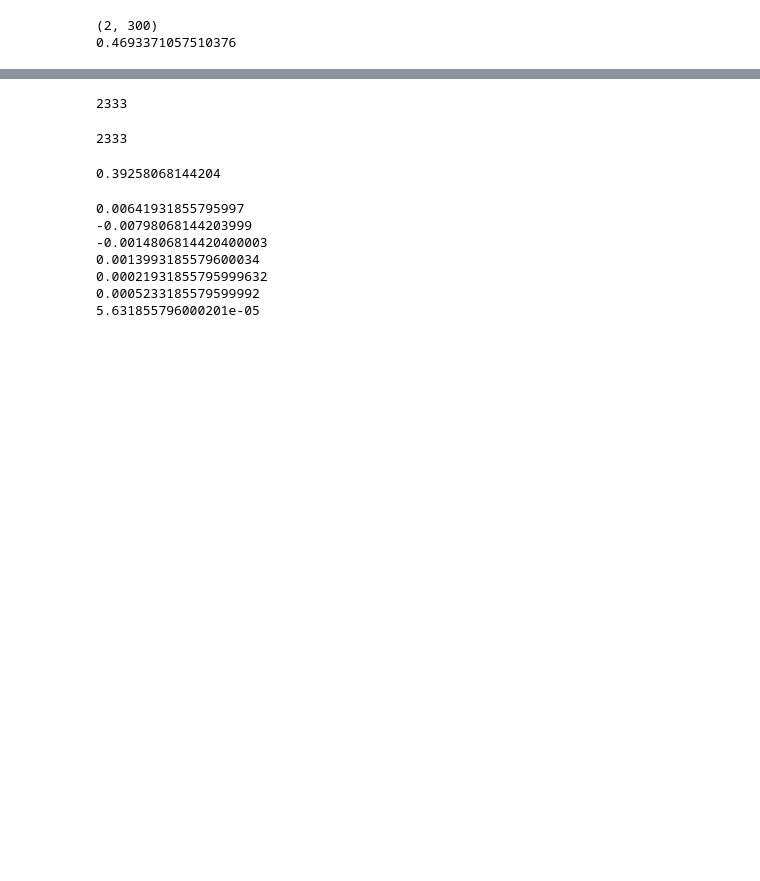
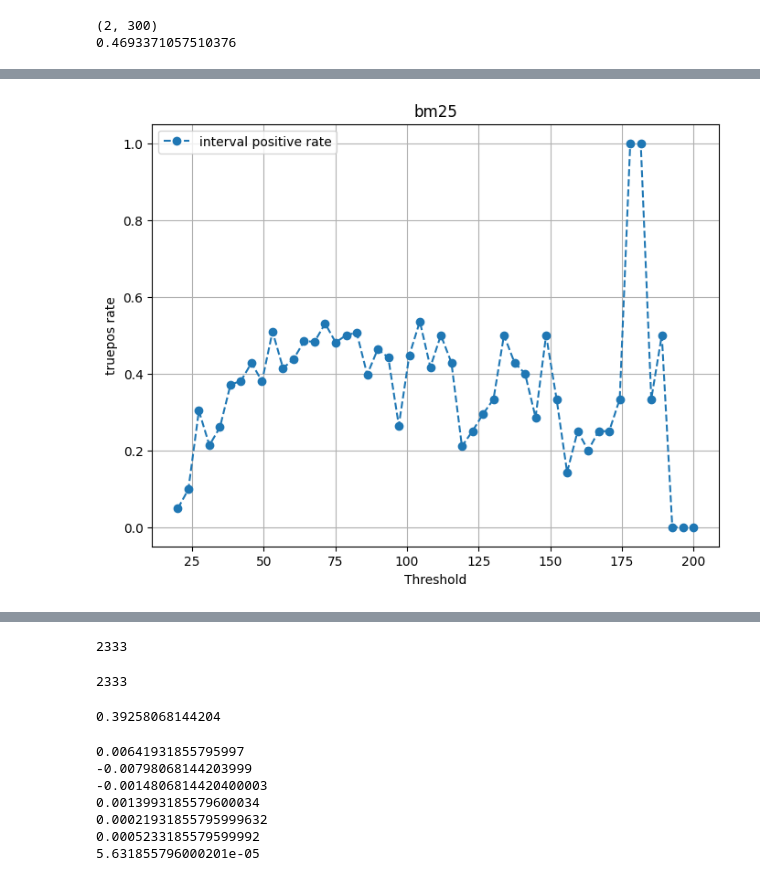
Before and after one commit to kaimeng-zhu/proxyJoin, a Jupyter notebook: w2v.ipynb, the cells around one changed output, grey strips where cells are left out. Cells and saved outputs as stored; diff of their text form; code cells hidden in the pictures; blank space fills up the shorter version.

```diff
--- a/w2v.ipynb
+++ b/w2v.ipynb
@@ -295,0 +335,23 @@ plt.show()
+# %%
+import numpy as np
+import matplotlib.pyplot as plt
+bm25Axis = np.linspace(20,200,50).tolist()
+bm25IntervalPos = intervalMeasure(bm25ResultDiag,bm25Axis)
+
+x_values = bm25Axis  # X-axis values
+# Create the line graph
+plt.figure(figsize=(8, 6))  # Optional: Set the figure size
+
+plt.plot(x_values, bm25IntervalPos, label='interval positive rate', marker='o', linestyle='--')
+
+# Add labels and a legend
+plt.xlabel('Threshold')
+plt.ylabel('truepos rate')
+plt.title('bm25')
+plt.legend()
+
+# Show the graph (or save it to a file with plt.savefig)
+plt.grid(True)  # Optional: Show grid lines
+plt.show()
+# %% [output]
+[figure, added]
```
Also changed, not shown: parts of 15 cells of this notebook.
